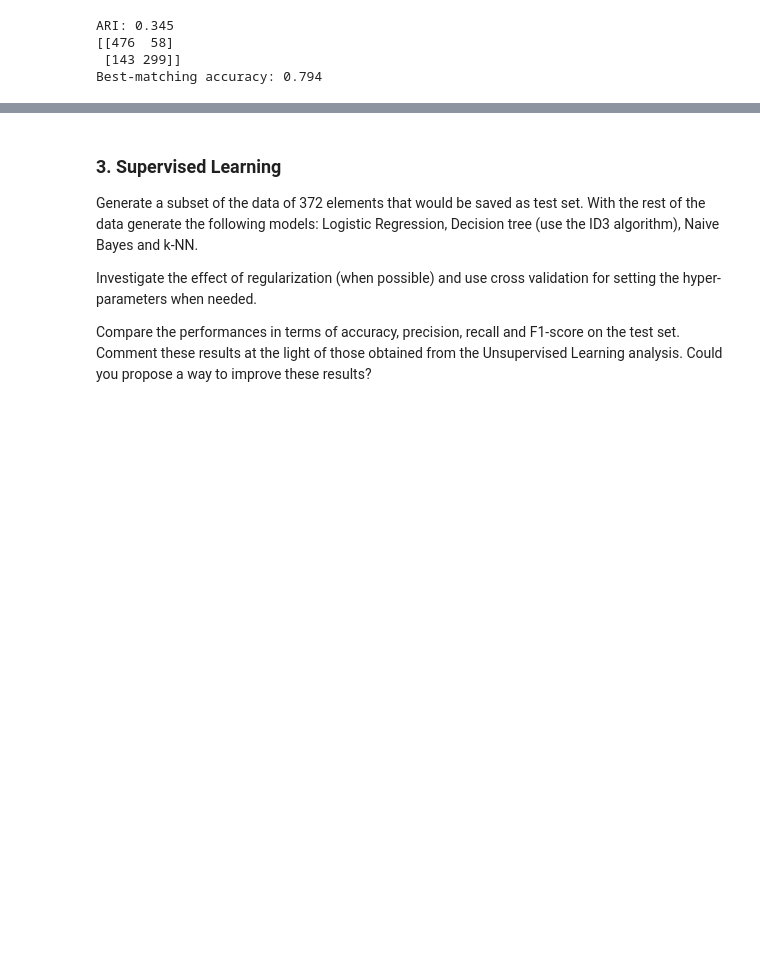
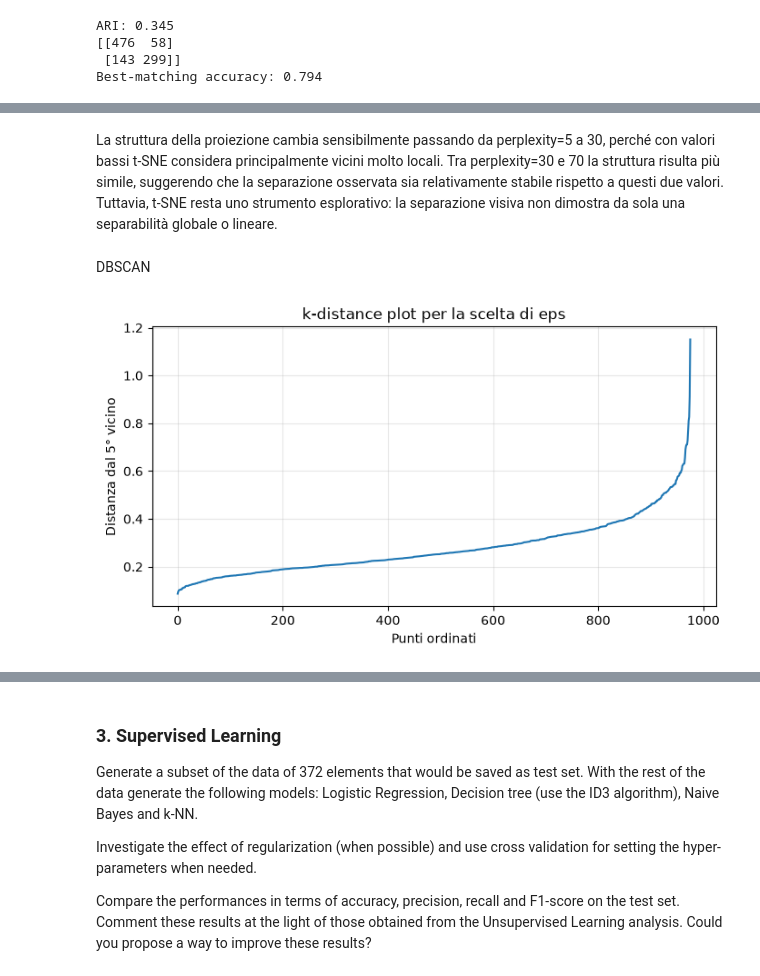
Before and after one commit to NicXVII/Intro_to_ML_26-27, a Jupyter notebook: Challenges/challenge_one.ipynb, the cells around one changed output, grey strips where cells are left out. Cells and saved outputs as stored; diff of their text form; code cells hidden in the pictures; blank space fills up the shorter version.

```diff
--- a/Challenges/challenge_one.ipynb
+++ b/Challenges/challenge_one.ipynb
@@ -512,0 +550,24 @@ Ottengo gli stessi risultati anche usando tutte le coordinate, con un’accuracy
+# %% [markdown]
+La struttura della proiezione cambia sensibilmente passando da perplexity=5 a 30, perché con valori bassi t-SNE considera principalmente vicini molto locali. Tra perplexity=30 e 70 la struttura risulta più simile, suggerendo che la separazione osservata sia relativamente stabile rispetto a questi due valori. Tuttavia, t-SNE resta uno strumento esplorativo: la separazione visiva non dimostra da sola una separabilità globale o lineare.
+# %% [markdown]
+DBSCAN
+# %%
+from sklearn.neighbors import NearestNeighbors
+
+min_samples = 5
+
+neighbors = NearestNeighbors(n_neighbors=min_samples)
+neighbors_fit = neighbors.fit(X_train_scaled)
+distances, _ = neighbors_fit.kneighbors(X_train_scaled)
+
+k_distances = np.sort(distances[:, -1])
+
+plt.figure(figsize=(8, 4))
+plt.plot(k_distances)
+plt.xlabel("Punti ordinati")
+plt.ylabel(f"Distanza dal {min_samples}° vicino")
+plt.title("k-distance plot per la scelta di eps")
+plt.grid(alpha=0.3)
+plt.show()
+# %% [output]
+[figure, added]
```
Also changed, not shown: parts of 6 cells of this notebook, 1 other file.
